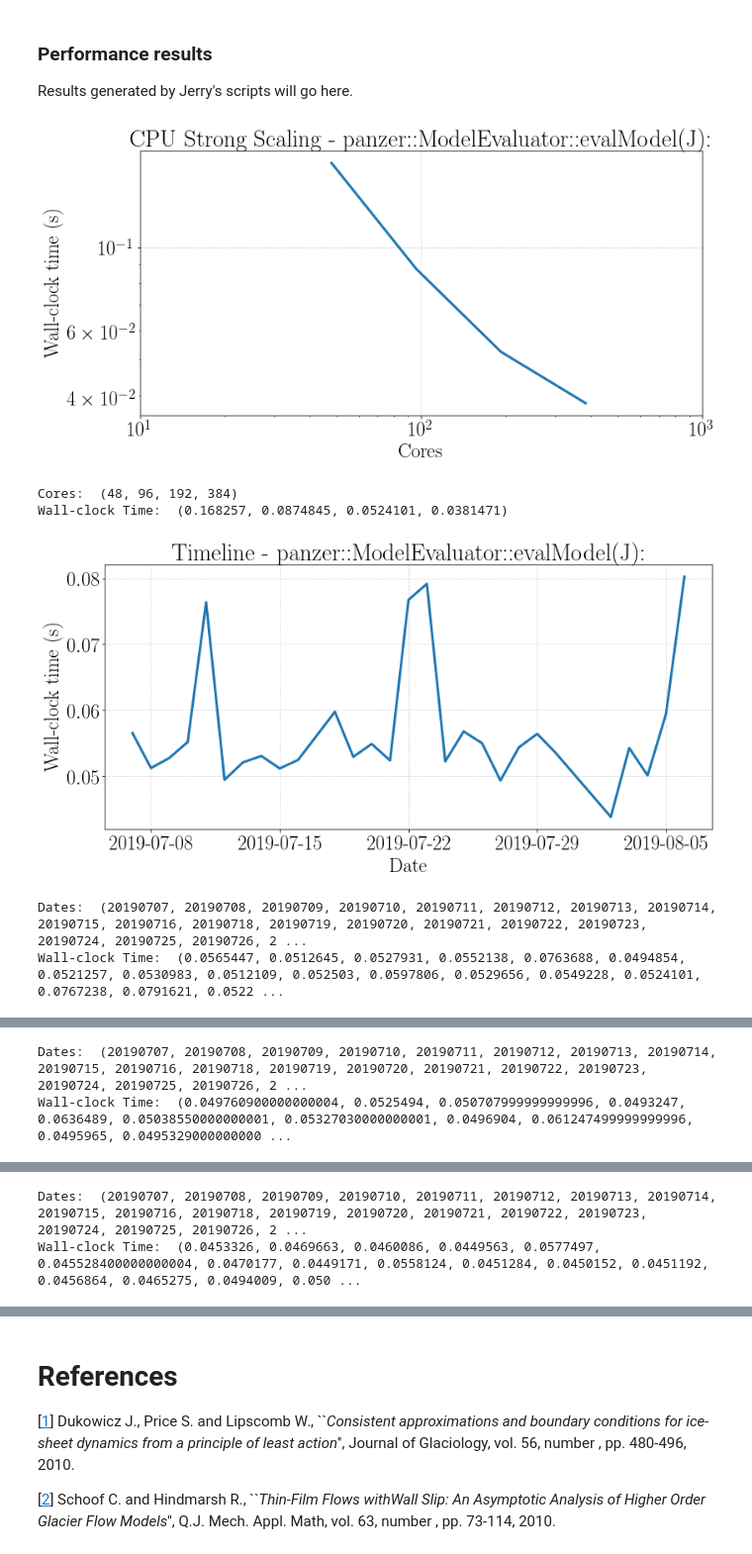
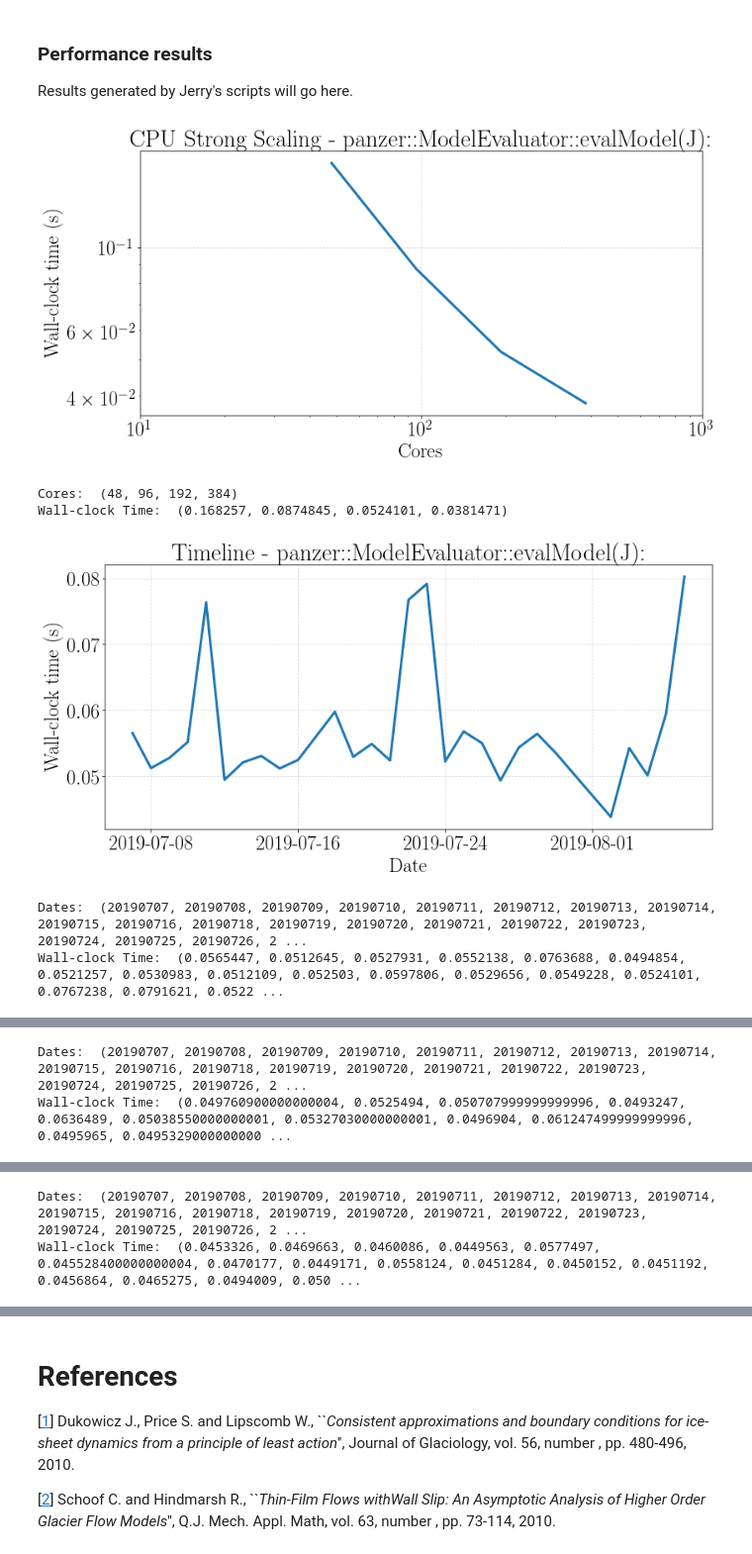
Before and after one commit to sandialabs/ali-perf-data, a Jupyter notebook: blake_nightly_data/Blob_PerfTestsBlake.ipynb, the cells around one changed output, grey strips where cells are left out. Shown at 99% size. Saved outputs shown, nothing was run; the diff lists cells and outputs as text; code cells hidden in the pictures.

Commit message:
Limit number of dates in plot

```diff
--- a/blake_nightly_data/Blob_PerfTestsBlake.ipynb
+++ b/blake_nightly_data/Blob_PerfTestsBlake.ipynb
@@ -74,33 +74,35 @@ names = ('panzer::ModelEvaluator::evalModel(J):',
           'GMRES block system: Operation Prec*x:',
           'CG S\_E: BlockCGSolMgr total solve time:')
 timers = ('panzer::ModelEvaluator::evalModel(J):',
           'Stratimikos: BelosLOWS:',
           'GMRES block system: Operation Prec*x:',
           'CG S_E: BlockCGSolMgr total solve time:')
 for name, timer in zip(names, timers):
     dates, wtimes = json2timeline(files, case, np, timer)
     fdates = [dt.datetime.strptime(str(d),'%Y%m%d').date() for d in dates]
 
     # Plot
     plt.figure()
     plt.plot(fdates, wtimes, linewidth=3.0)
     plt.xlabel('Date')
     plt.ylabel('Wall-clock time (s)')
     #plt.ylim((6e-3, 1e-1))
     plt.tight_layout()
     plt.title('Timeline - ' + name)
     ax = plt.gca()
     ax.set_axisbelow(True)
     ax.grid(linestyle='--', alpha=0.5)
+    ax.xaxis.set_major_locator(plt.MaxNLocator(5))
+    #ax.tick_params(axis='x',rotation = 45)
     plt.show()
 
     # Print
     print("Dates: ", dates)
     print("Wall-clock Time: ", wtimes)
 # %% [output]
 [figure]
 Cores:  (48, 96, 192, 384)
 Wall-clock Time:  (0.168257, 0.0874845, 0.0524101, 0.0381471)
-[figure, old version]
+[figure, new version]
 Dates:  (20190707, 20190708, 20190709, 20190710, 20190711, 20190712, 20190713, 20190714, 20190715, 20190716, 20190718, 20190719, 20190720, 20190721, 20190722, 20190723, 20190724, 20190725, 20190726, 2 ...
 Wall-clock Time:  (0.0565447, 0.0512645, 0.0527931, 0.0552138, 0.0763688, 0.0494854, 0.0521257, 0.0530983, 0.0512109, 0.052503, 0.0597806, 0.0529656, 0.0549228, 0.0524101, 0.0767238, 0.0791621, 0.0522 ...
```
Also changed, not shown: parts of 1 cell of this notebook.
